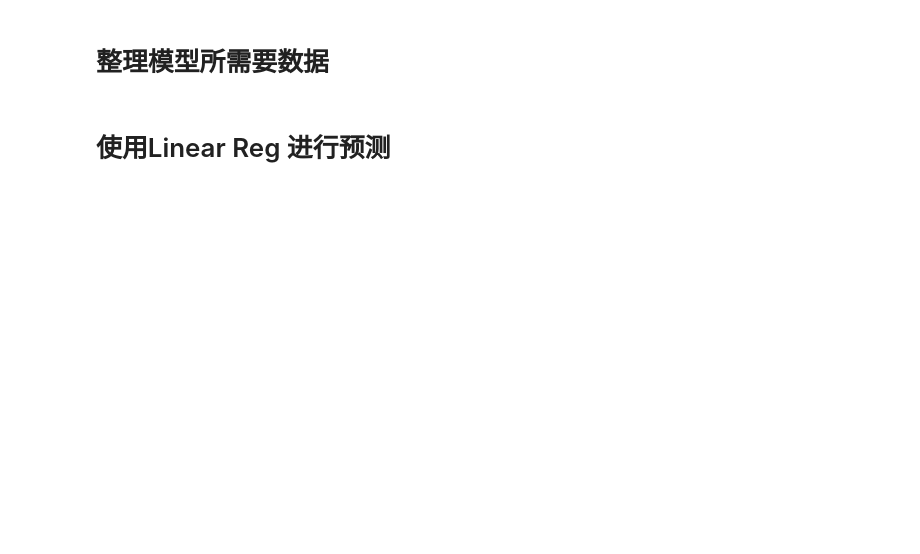
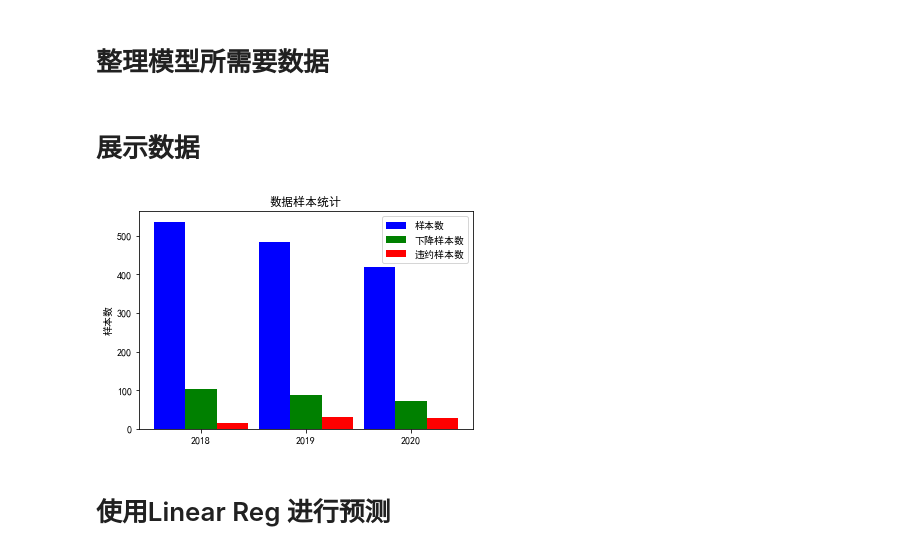
Before and after one commit to harry-sdaffad/default-bond, a Jupyter notebook: 发债主体违约评级.ipynb, the cells around one changed output. Cells and saved outputs as stored; diff of their text form; code cells hidden in the pictures; blank space fills up the shorter version.

```diff
--- a/发债主体违约评级.ipynb
+++ b/发债主体违约评级.ipynb
@@ -78,4 +90,33 @@ model_data = pd.concat([data_2015, data_2018,data_2019,data_2020])
 model_data.to_csv("model_data.csv")
+# %% [markdown]
+# 展示数据
+# %%
+import matplotlib.pyplot as plt
+import numpy as np
+# 这两行代码解决 plt 中文显示的问题
+plt.rcParams['font.sans-serif'] = ['SimHei']
+plt.rcParams['axes.unicode_minus'] = False
+# 输入统计数据
+waters = ("2018","2019","2020")
+lenth = [len(data_2018),len(data_2019),len(data_2020)]
+down = [sum(data_2018["违约"]),sum(data_2019["违约"]),sum(data_2020["违约"])]
+default  = [sum(data_2018["真违约"]),sum(data_2019["真违约"]),sum(data_2020["真违约"])]
+bar_width = 0.3 # 条形宽度
+index_male = np.arange(len(waters))
+index_female = index_male + bar_width
+index_a = index_male + bar_width*2
+# 使用两次 bar 函数画出两组条形图
+plt.bar(index_male, height=lenth, width=bar_width, color='b', label='样本数')
+plt.bar(index_female, height=down, width=bar_width, color='g', label='下降样本数')
+plt.bar(index_a, height=default, width=bar_width, color='r', label='违约样本数')
+plt.legend() # 显示图例
+plt.legend() # 显示图例
+plt.xticks(index_male + bar_width, waters)
+plt.ylabel('样本数') # 纵坐标轴标题
+plt.title('数据样本统计') # 图形标题
+plt.show()
+# %% [output]
+[figure, added]
 # %% [markdown]
 # 使用Linear Reg 进行预测
 # %%
```
Also changed, not shown: parts of 25 cells of this notebook.
